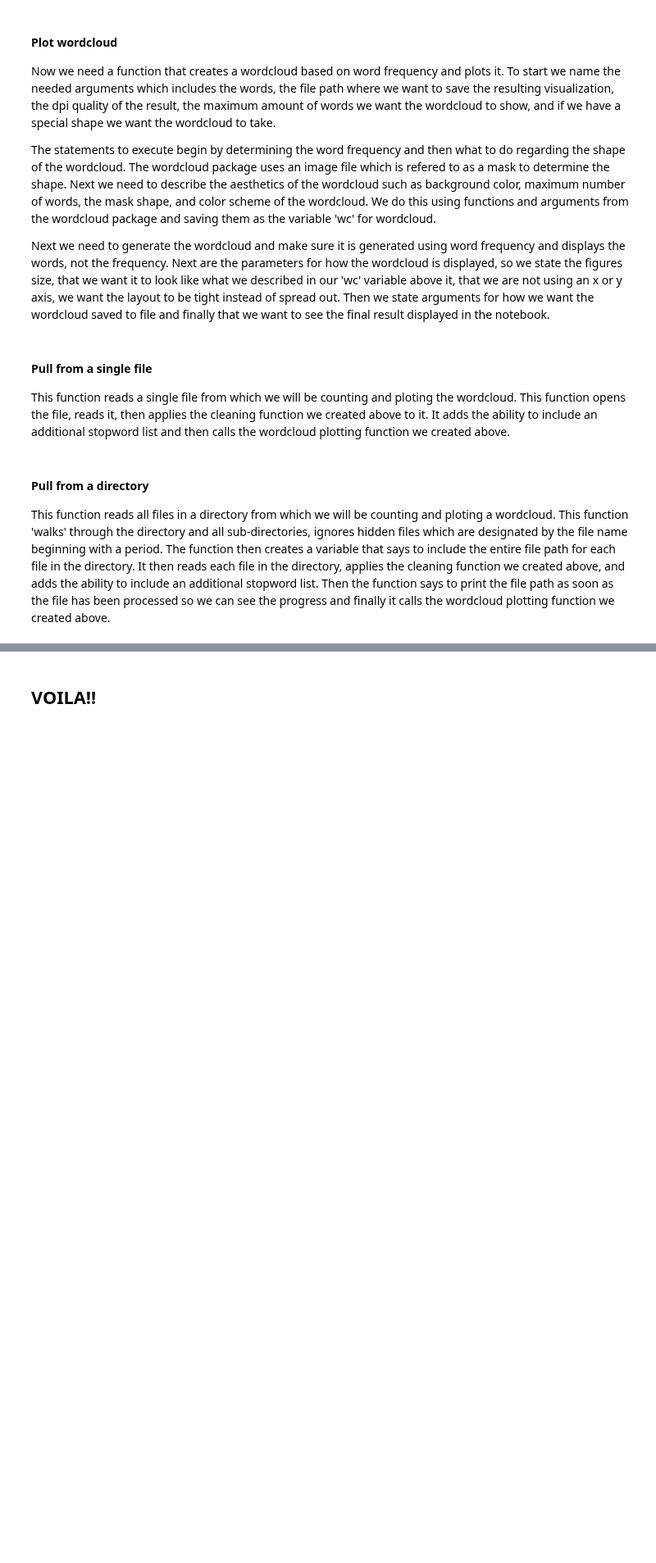
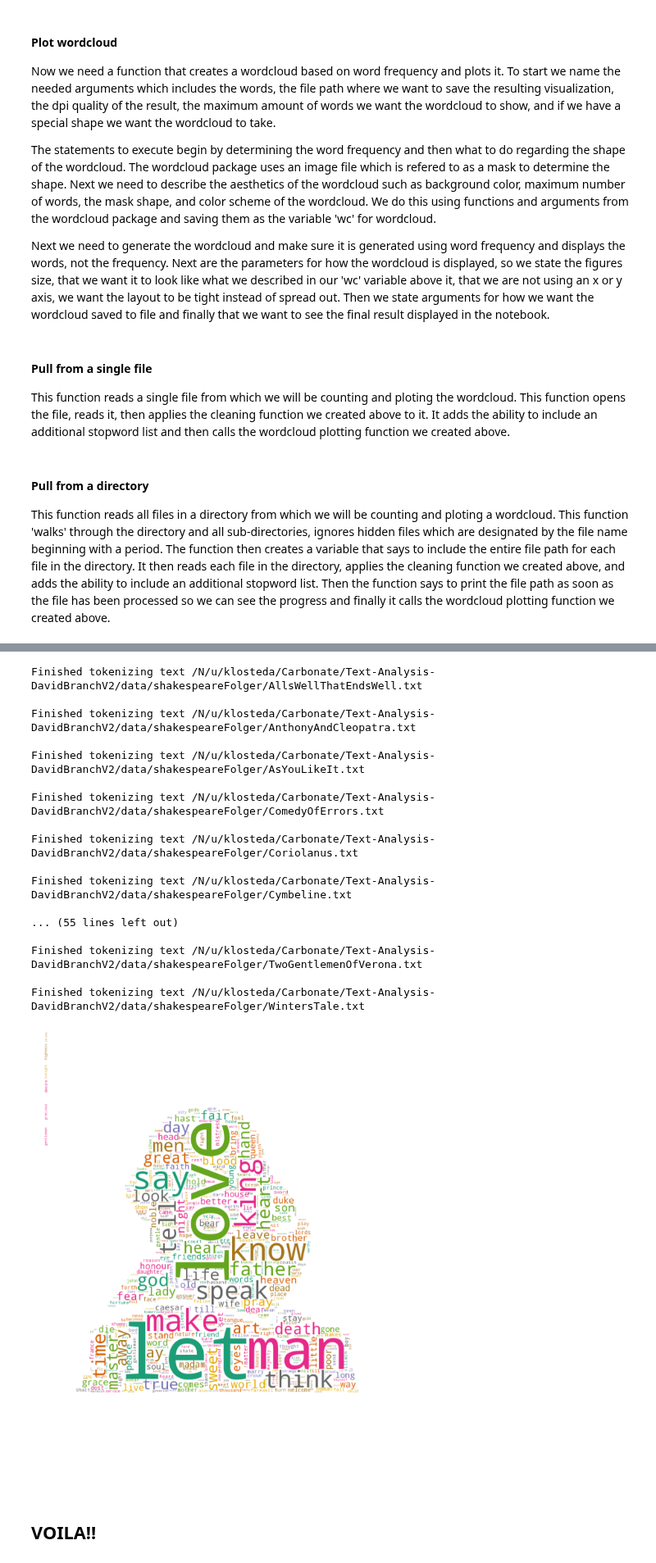
Before and after one commit to cyberdh/Text-Analysis, a Jupyter notebook: Python/Py_notebooks/wordcloudPlainText-Py.ipynb, the cells around one changed output, grey strips where cells are left out. Shown at 82% size. Drawn from its saved outputs; the diff is of its cells as text; code cells hidden in the pictures; blank space fills up the shorter version.

Commit message:
Made changes based on code reviews
Turned file paths and other settings into variables to make the notebook more user friendly and easier for users to make changes.

```diff
--- a/Python/Py_notebooks/wordcloudPlainText-Py.ipynb
+++ b/Python/Py_notebooks/wordcloudPlainText-Py.ipynb
@@ -144,7 +207,7 @@ def drawWordCloudFromSingleText(textFilepath, stopWordsList, wcImgFilepath, dpi,
 
 This function reads all files in a directory from which we will be counting and ploting a wordcloud. This function 'walks' through the directory and all sub-directories, ignores hidden files which are designated by the file name beginning with a period. The function then creates a variable that says to include the entire file path for each file in the directory. It then reads each file in the directory, applies the cleaning function we created above, and adds the ability to include an additional stopword list. Then the function says to print the file path as soon as the file has been processed so we can see the progress and finally it calls the wordcloud plotting function we created above.
 # %%
-def drawWordCloudFromScan(corpusRoot, stopWordsList, wcImgFilepath, dpi,
+def drawWordCloudFromScan(corpusRoot, wcImgFilepath, dpi,
                           maxWordCnt, maskFilepath = None):
 
     tokens = []
@@ -161,7 +224,7 @@ def drawWordCloudFromScan(corpusRoot, stopWordsList, wcImgFilepath, dpi,
 
             with open(textFilepath, "r") as f:
                 text = f.read()
-                tokens.extend(textClean(text, stopWordsList))
+                tokens.extend(textClean(text))
 
                 print('Finished tokenizing text {}\n'.format(textFilepath))
 
@@ -216,14 +231,0 @@ The script in the box below now uses the functions and file paths we have create
-# %%
-# Use case two, draw word cloud from a corpus root
-
-# filepath to save word cloud image
-wcImgFilepath = '/N/u/klosteda/Carbonate/Text-Analysis/Output/starTrekTopTenPy.png'
-
-dpi = 300
-
-# As an option, user can provision a mask related to the text theme
-maskFilepath = '/N/u/klosteda/Carbonate/Text-Analysis/data/wordcloudMasks/StarTrek.png'
-
-maxWordCnt = 500
-
-drawWordCloudFromScan(corpusRoot, stopWordsList, wcImgFilepath, dpi, maxWordCnt, maskFilepath)
@@ -249,2 +263,61 @@ Finished tokenizing text /N/u/klosteda/Carbonate/Text-Analysis/data/StarTrekNext
+# %%
+#Variables
+document = "Hamlet.txt"
+wcOutputFile = "wordcloud.png"
+dpi = 300
+maxWordCnt = 500
+useMask = True
+maskPath = os.path.join(dataHome,'wordcloudMasks','Shakespeare.png')
+
+
+if singleDoc is True:
+    # Use case one, draw word cloud from a single text
+
+    textFilepath = os.path.join(corpusRoot, document)
+
+    # filepath to save word cloud image
+    wcImgFilepath = os.path.join(dataResults, wcOutputFile)
+
+    # As an option, user can provision a mask related to the text theme
+    if useMask is True:
+
+        drawWordCloudFromSingleText(textFilepath, wcImgFilepath, dpi, maxWordCnt, maskFilepath = maskPath)
+    else:
+        maskFilepath = None
+
+        drawWordCloudFromSingleText(textFilepath, wcImgFilepath, dpi, maxWordCnt, maskFilepath = maskFilepath)
+else:
+    # Use case two, draw word cloud from a corpus root
+
+    # filepath to save word cloud image
+    wcImgFilepath = os.path.join(dataResults, wcOutputFile)
+
+    # As an option, user can provision a mask related to the text theme
+    if useMask is True:
+
+        drawWordCloudFromScan(corpusRoot, wcImgFilepath, dpi, maxWordCnt, maskFilepath = maskPath)
+    else:
+        maskFilepath = None
+
+        drawWordCloudFromScan(corpusRoot, wcImgFilepath, dpi, maxWordCnt, maskFilepath = maskFilepath)
+# %% [output]
+Finished tokenizing text /N/u/klosteda/Carbonate/Text-Analysis-DavidBranchV2/data/shakespeareFolger/AllsWellThatEndsWell.txt
+
+Finished tokenizing text /N/u/klosteda/Carbonate/Text-Analysis-DavidBranchV2/data/shakespeareFolger/AnthonyAndCleopatra.txt
+
+Finished tokenizing text /N/u/klosteda/Carbonate/Text-Analysis-DavidBranchV2/data/shakespeareFolger/AsYouLikeIt.txt
+
+Finished tokenizing text /N/u/klosteda/Carbonate/Text-Analysis-DavidBranchV2/data/shakespeareFolger/ComedyOfErrors.txt
+
+Finished tokenizing text /N/u/klosteda/Carbonate/Text-Analysis-DavidBranchV2/data/shakespeareFolger/Coriolanus.txt
+
+Finished tokenizing text /N/u/klosteda/Carbonate/Text-Analysis-DavidBranchV2/data/shakespeareFolger/Cymbeline.txt
+
+... (55 lines left out)
+
+Finished tokenizing text /N/u/klosteda/Carbonate/Text-Analysis-DavidBranchV2/data/shakespeareFolger/TwoGentlemenOfVerona.txt
+
+Finished tokenizing text /N/u/klosteda/Carbonate/Text-Analysis-DavidBranchV2/data/shakespeareFolger/WintersTale.txt
+[figure, added]
 # %% [markdown]
 ## VOILA!!
```
Also changed, not shown: parts of 20 cells of this notebook.
